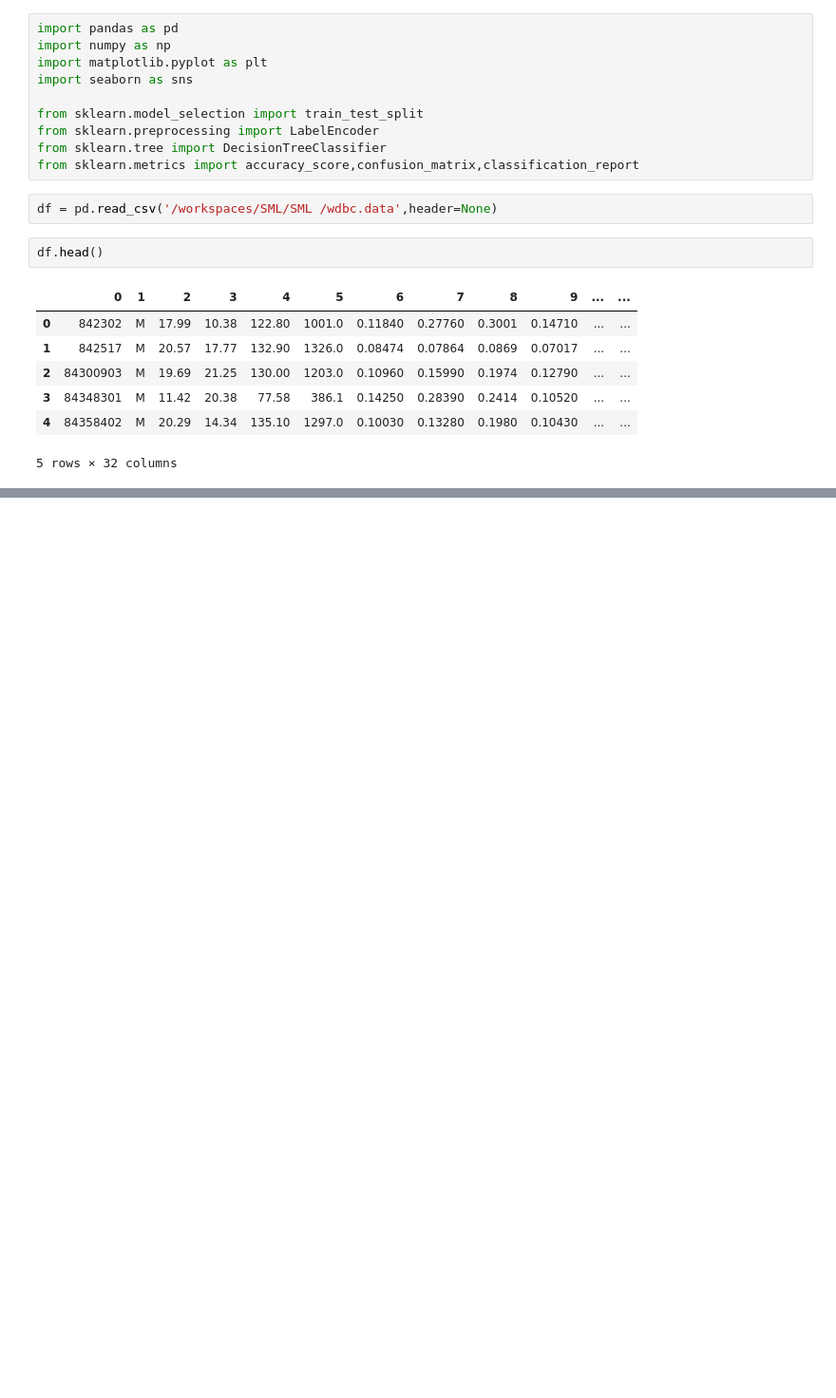
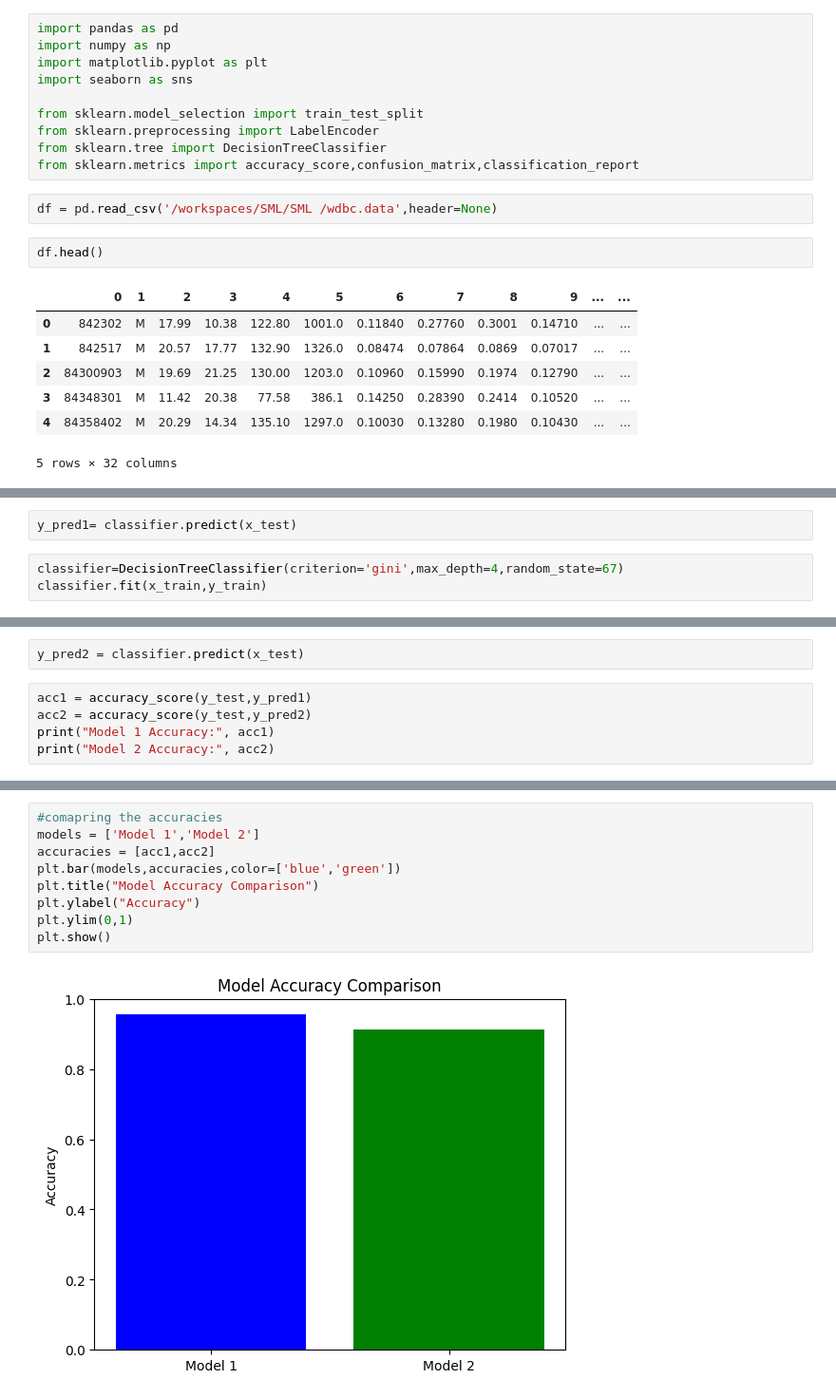
Before and after one commit to anmolS-1104/SML, a Jupyter notebook: SML /Exp 6 part2.ipynb, the cells around one changed output, grey strips where cells are left out. Shown at 95% size. Saved outputs shown, nothing was run; the diff lists cells and outputs as text; blank space fills up the shorter version.

```diff
--- a/SML /Exp 6 part2.ipynb
+++ b/SML /Exp 6 part2.ipynb
@@ -118,0 +59,5 @@ weighted avg       0.95      0.95      0.95       143
+# %%
+y_pred1= classifier.predict(x_test)
+# %%
+classifier=DecisionTreeClassifier(criterion='gini',max_depth=4,random_state=67)
+classifier.fit(x_train,y_train)
@@ -118,0 +66,7 @@ weighted avg       0.95      0.95      0.95       143
+# %%
+y_pred2 = classifier.predict(x_test)
+# %%
+acc1 = accuracy_score(y_test,y_pred1)
+acc2 = accuracy_score(y_test,y_pred2)
+print("Model 1 Accuracy:", acc1)
+print("Model 2 Accuracy:", acc2)
@@ -118,0 +102,11 @@ weighted avg       0.95      0.95      0.95       143
+# %%
+#comapring the accuracies
+models = ['Model 1','Model 2']
+accuracies = [acc1,acc2]
+plt.bar(models,accuracies,color=['blue','green'])
+plt.title("Model Accuracy Comparison")
+plt.ylabel("Accuracy")
+plt.ylim(0,1)
+plt.show()
+# %% [output]
+[figure, added]
```
Also changed, not shown: parts of 18 cells of this notebook.
